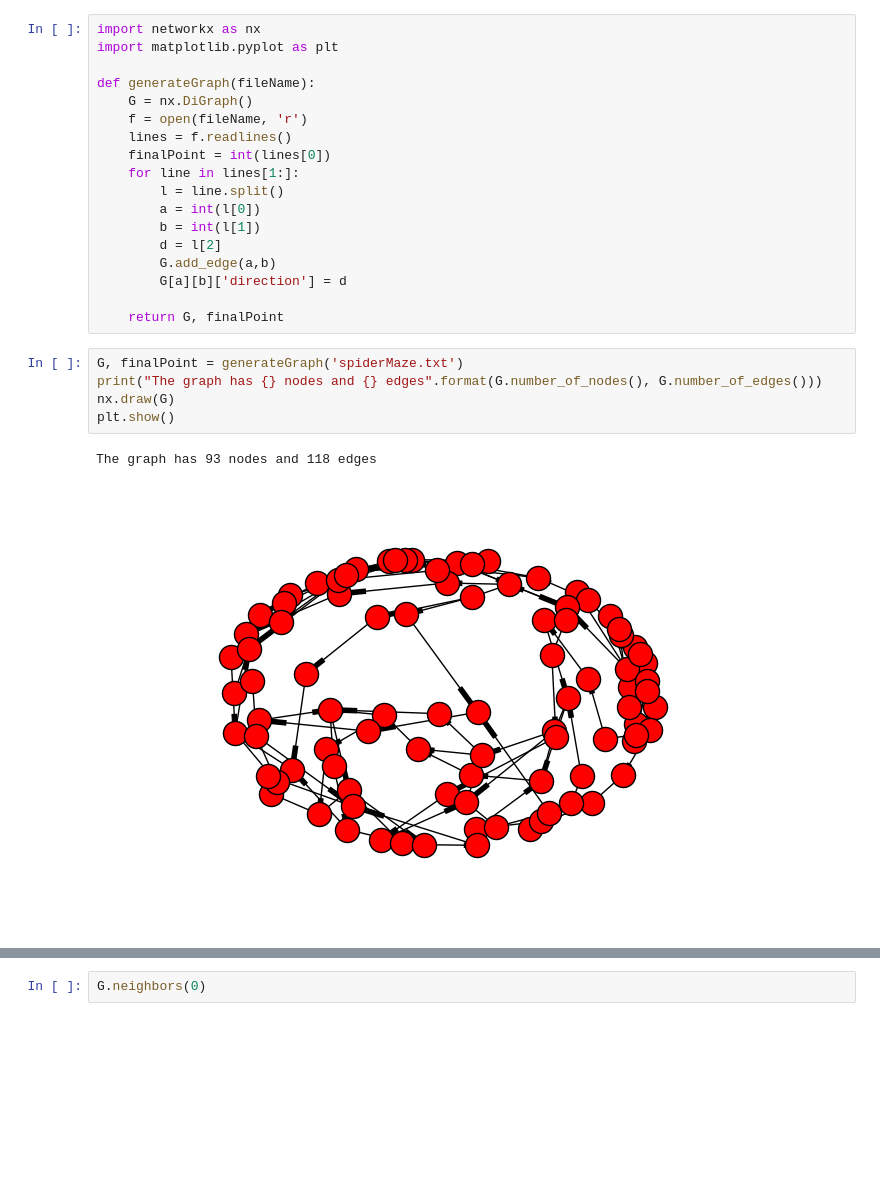
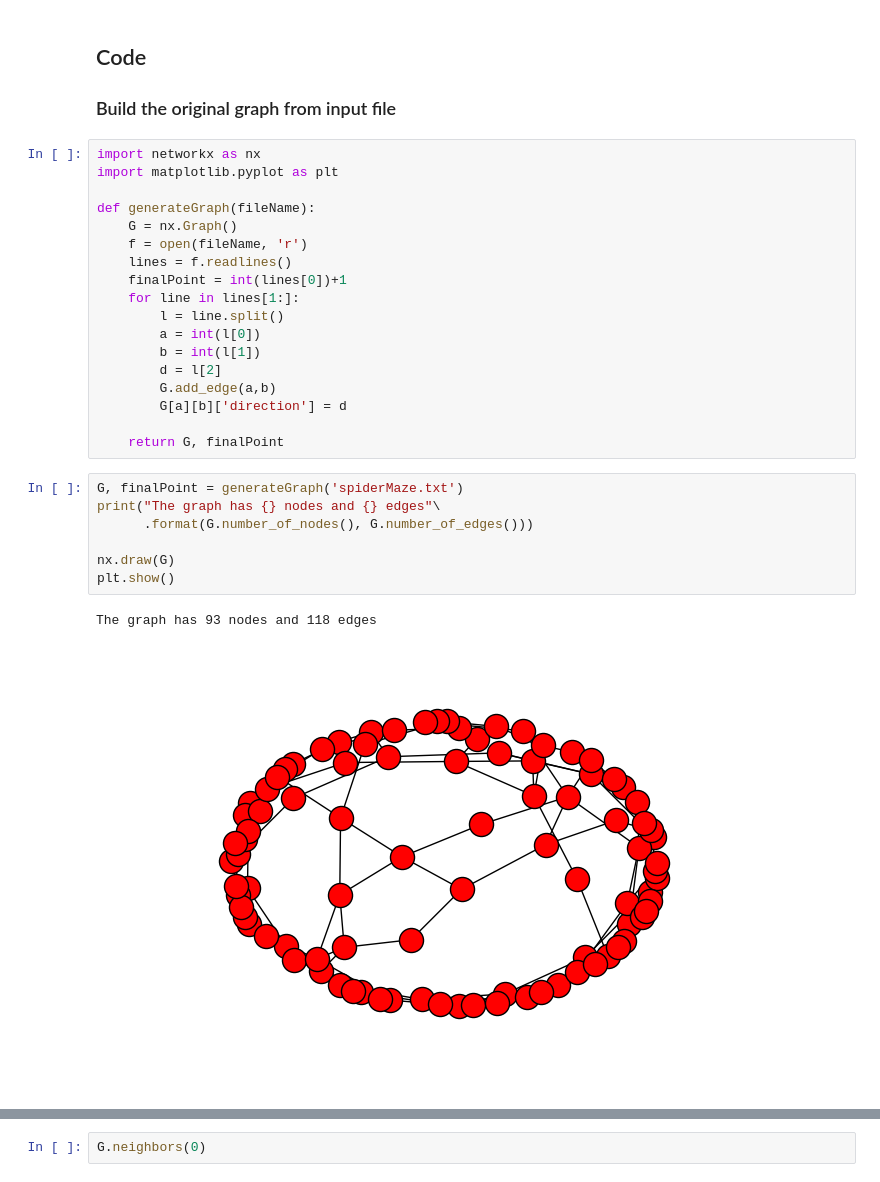
Before and after one commit to sbeleidy/406-maze-project, a Jupyter notebook: Maze.ipynb, the cells around one changed output, grey strips where cells are left out. Saved outputs shown, nothing was run; the diff lists cells and outputs as text; blank space fills up the shorter version.

```diff
--- a/Maze.ipynb
+++ b/Maze.ipynb
@@ -19,12 +38,16 @@ We begin by first creating the graph of all the vertices. From there, we can cre
+# %% [markdown]
+## Code
+
+### Build the original graph from input file
 # %%
 import networkx as nx
 import matplotlib.pyplot as plt
 
 def generateGraph(fileName):
-    G = nx.DiGraph()
+    G = nx.Graph()
     f = open(fileName, 'r')
     lines = f.readlines()
-    finalPoint = int(lines[0])
+    finalPoint = int(lines[0])+1
     for line in lines[1:]:
         l = line.split()
         a = int(l[0])
@@ -36,9 +59,11 @@ def generateGraph(fileName):
     return G, finalPoint
 # %%
 G, finalPoint = generateGraph('spiderMaze.txt')
-print("The graph has {} nodes and {} edges".format(G.number_of_nodes(), G.number_of_edges()))
+print("The graph has {} nodes and {} edges"\
+      .format(G.number_of_nodes(), G.number_of_edges()))
+
 nx.draw(G)
 plt.show()
 # %% [output]
 The graph has 93 nodes and 118 edges
-[figure, old version]
+[figure, new version]
```
Also changed, not shown: parts of 22 cells of this notebook, 1 other file.
